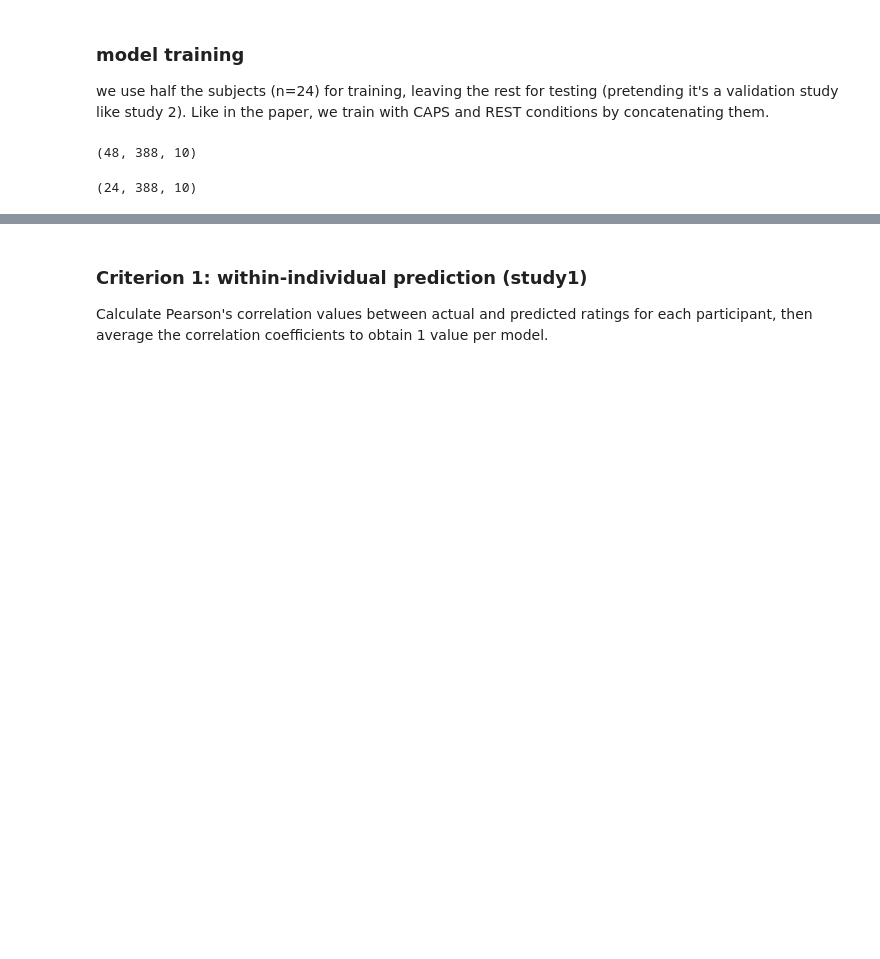
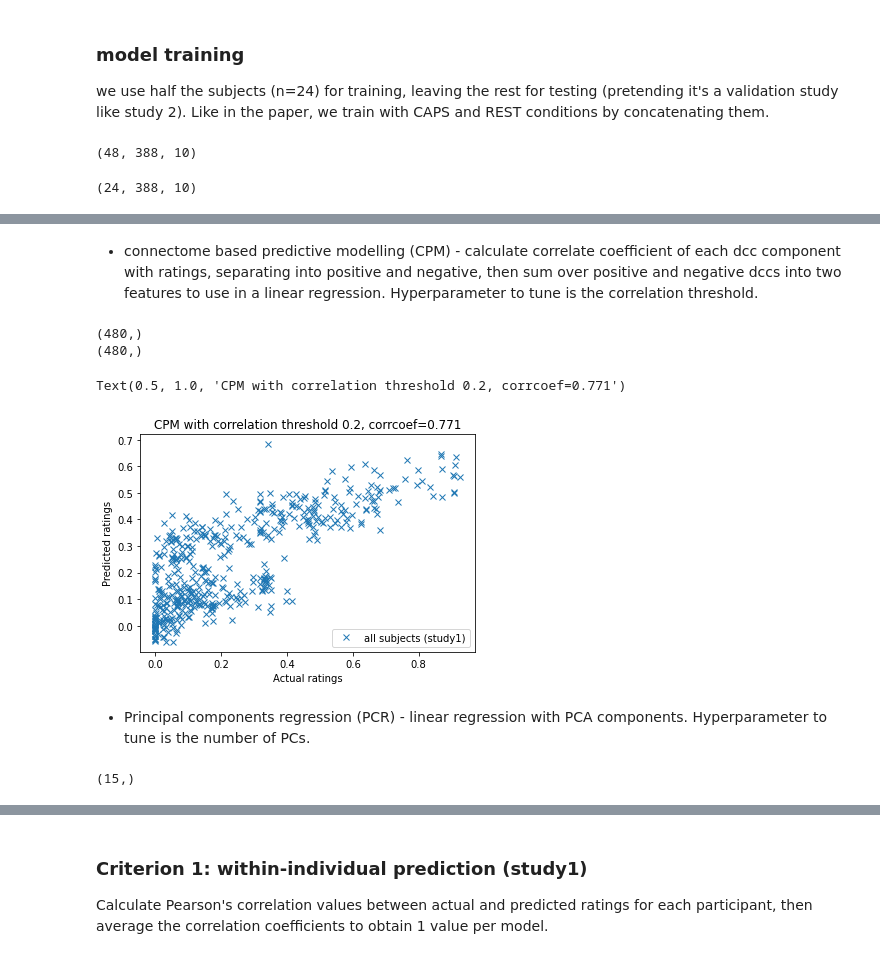
Before and after one commit to syzhang/tops_check, a Jupyter notebook: cross_validation.ipynb, the cells around one changed output, grey strips where cells are left out. Cells and saved outputs as stored; diff of their text form; code cells hidden in the pictures; blank space fills up the shorter version.

```diff
--- a/cross_validation.ipynb
+++ b/cross_validation.ipynb
@@ -84,0 +91,2 @@ from sklearn.metrics import mean_squared_error, r2_score
+# %% [markdown]
+* connectome based predictive modelling (CPM) - calculate correlate coefficient of each dcc component with ratings, separating into positive and negative, then sum over positive and negative dccs into two features to use in a linear regression. Hyperparameter to tune is the correlation threshold.
@@ -84,0 +151,47 @@ from sklearn.metrics import mean_squared_error, r2_score
+# %%
+def apply_model(test_vcts, mask_dict, model_dict):
+    """
+    Applies a previously trained linear regression model to a test set to generate predictions of behavior.
+    """
+
+    behav_pred = {}
+
+    X_glm = np.zeros((test_vcts.shape[0], len(mask_dict.items())))
+
+    # Loop through pos and neg tails
+    t = 0
+    for tail, mask in mask_dict.items():
+#         X = test_vcts.loc[:, mask].sum(axis=1)
+        X = test_vcts[:, mask].sum(axis=1)
+        X_glm[:, t] = X
+
+        slope, intercept = model_dict[tail]
+        behav_pred[tail] = slope*X + intercept
+        t+=1
+
+    X_glm = np.c_[X_glm, np.ones(X_glm.shape[0])]
+    behav_pred["glm"] = np.dot(X_glm, model_dict["glm"])
+
+    return behav_pred
+# %%
+# calculate feature mask (hyperparameter is r_thresh 0-1)
+mask = select_features(dcc.T, rate, r_thresh=0.2, corr_type='pearson')
+# linear regression with pos, neg and constant
+model_dict = build_model(dcc.T, mask, rate)
+# predicting rating using model above
+y_pred_cpm = apply_model(dcc.T, mask, model_dict)
+# %% [output]
+(480,)
+(480,)
+# %%
+plt.plot(rate, y_pred_cpm['glm'],'x', label='all subjects (study1)')
+plt.legend()
+plt.xlabel('Actual ratings')
+plt.ylabel('Predicted ratings')
+cc = np.corrcoef(rate, y_pred_cpm['glm'])[0,1]
+plt.title(f'CPM with correlation threshold 0.2, corrcoef={cc:.3f}')
+# %% [output]
+Text(0.5, 1.0, 'CPM with correlation threshold 0.2, corrcoef=0.771')
+[figure, added]
+# %% [markdown]
+* Principal components regression (PCR) - linear regression with PCA components. Hyperparameter to tune is the number of PCs.
@@ -84,0 +202,16 @@ from sklearn.metrics import mean_squared_error, r2_score
+# %%
+# how it's done in all subject without CV
+# regression model
+X = dcc_pca
+y = rate
+regr = linear_model.LinearRegression()
+regr.fit(X, y)
+# make predictions
+y_pred = regr.predict(X)
+# calculate correlation
+np.corrcoef(y, y_pred)
+# get weights
+w1 = regr.coef_
+print(w1.shape)
+# %% [output]
+(15,)
```
Also changed, not shown: parts of 40 cells of this notebook.
